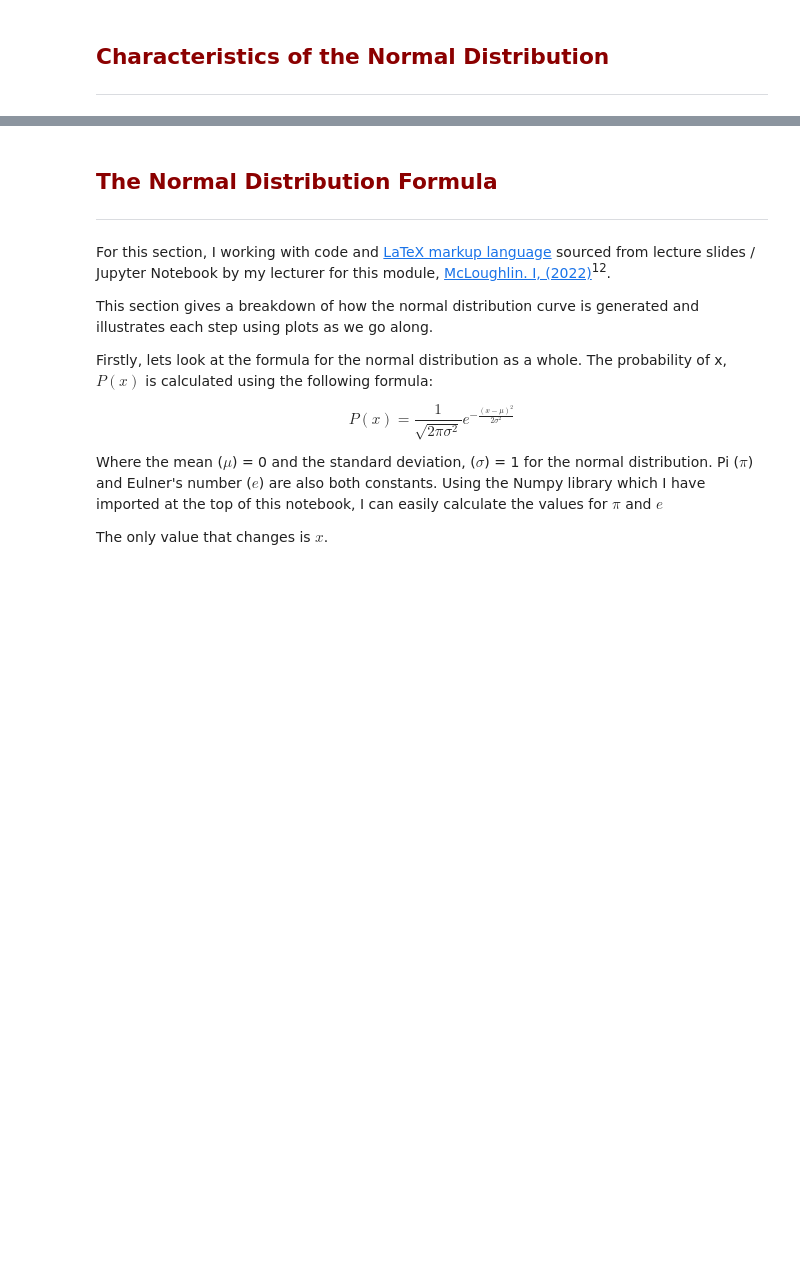
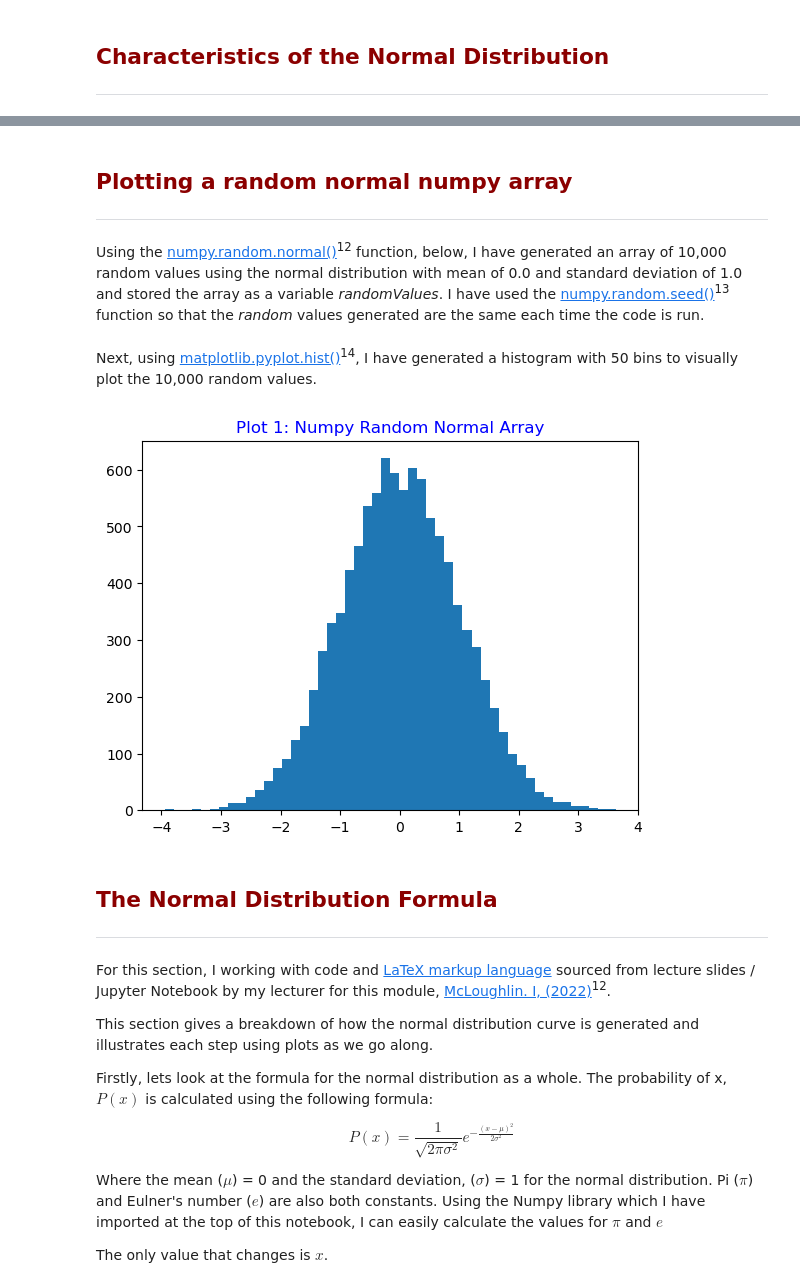
Before and after one commit to OCorry/funddaata2022-assessment, a Jupyter notebook: Practicals/Normal-Distribution-Notebook.ipynb, the cells around one changed output, grey strips where cells are left out. Drawn from its saved outputs; the diff is of its cells as text; code cells hidden in the pictures; blank space fills up the shorter version.

```diff
--- a/Practicals/Normal-Distribution-Notebook.ipynb
+++ b/Practicals/Normal-Distribution-Notebook.ipynb
@@ -56,4 +56,23 @@ The standard deviation of this distribution is (${\sigma}$) 1. The standard devi
 The Kurtosis of the normal distribution is a value of 3.  <a href="https://www.investopedia.com/terms/n/normaldistribution.asp" target="_top">Chen. J, (2022)</a><sup>9</sup>.  The kurtosis is the measure used to describe how the random values in the distribution are clustered either around the peak (mean) of the distribution or the tails of the distribution. <a href="https://www.simplypsychology.org/kurtosis.html" target="_top">McLeod.S ,(2019)</a><sup>10</sup>. A kurtosis of 3 in the normal distribution is a *mesokurtic* kurtosis <a href="https://www.scribbr.com/statistics/kurtosis/" target="_top">Turney.S ,(20122)</a><sup>11</sup>, meaning that the majority of the random values will lie somewhere between minus 3 and plus 3.
+# %% [markdown]
+## <font color=darkred>Plotting a random normal numpy array </font>
+***
+# %% [markdown]
+Using the <a href="https://numpy.org/doc/stable/reference/random/generated/numpy.random.normal.html" target="_top">numpy.random.normal()</a><sup>12</sup> function, below, I have generated an array of 10,000 random values using the normal distribution with mean of 0.0 and standard deviation of 1.0 and stored the array as a variable *randomValues*. I have used the  <a href="https://numpy.org/doc/stable/reference/random/generated/numpy.random.seed.html" target="_top">numpy.random.seed()</a><sup>13</sup> function so that the *random* values generated are the same each time the code is run.
+# %%
+# Generating 10,000 random normal values
+np.random.seed(50)
+randomValues = np.random.normal(0.0,1.0,10000)
+#randomValues
+# %% [markdown]
+Next, using <a href="https://matplotlib.org/stable/api/_as_gen/matplotlib.pyplot.hist.html" target="_top">matplotlib.pyplot.hist()</a><sup>14</sup>, I have generated a histogram with 50 bins to visually plot the 10,000 random values.
+# %%
+#Plotting
+plt.hist(randomValues, 50)
+plt.title('Plot 1: Numpy Random Normal Array', color = 'blue')
+plt.show()
+# %% [output]
+[figure, added]
 # %% [markdown]
 ## <font color=darkred>The Normal Distribution Formula</font>
 ***
```
Also changed, not shown: parts of 40 cells of this notebook.
